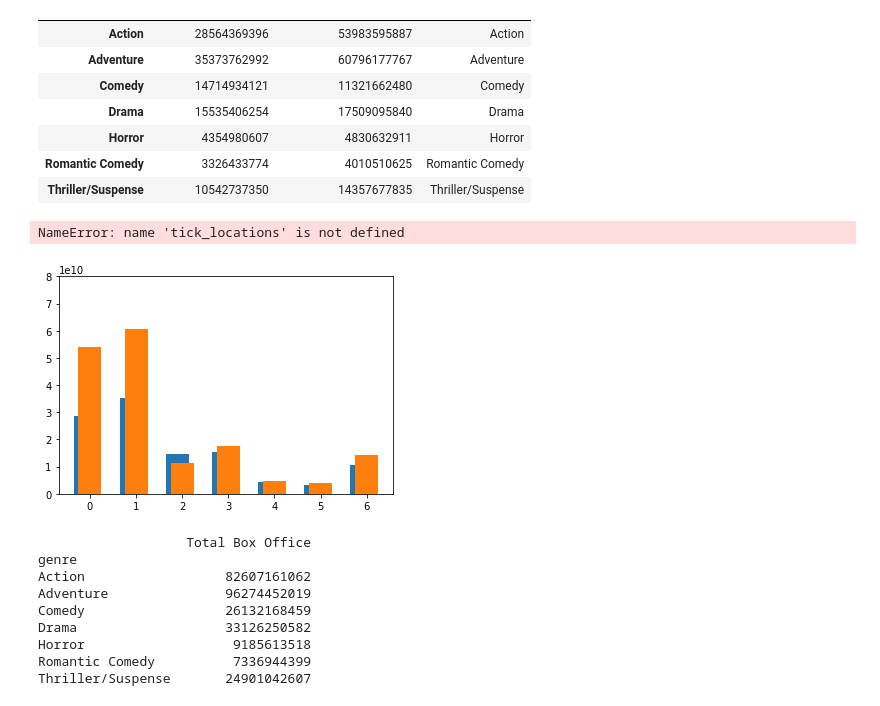
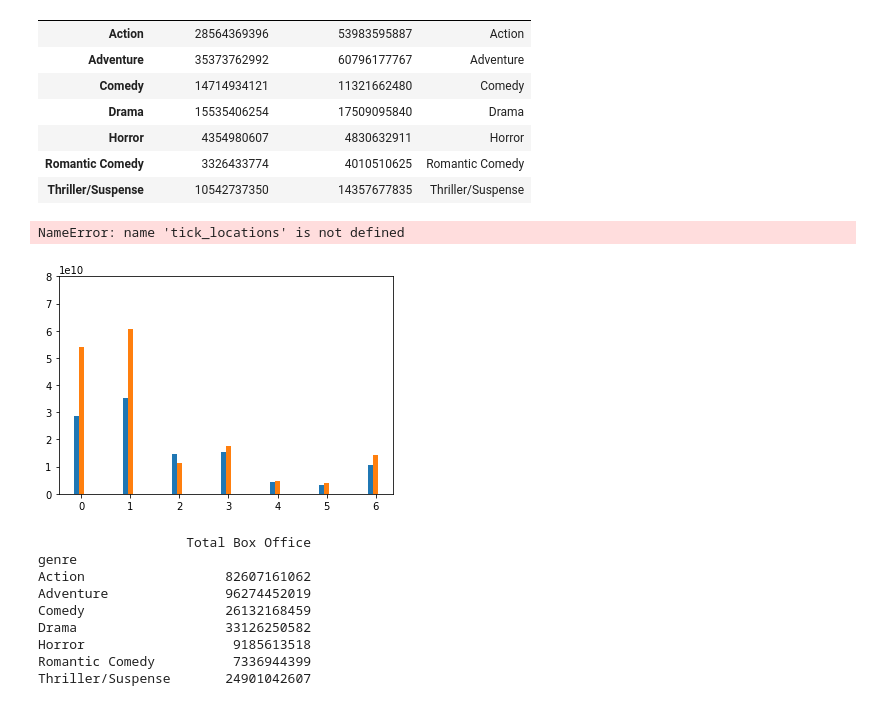
Before and after one commit to cspence001/Boxoffice_Project, a Jupyter notebook: Box Office Revenues By Genre.ipynb, the cells around one changed output. Cells and saved outputs as stored; diff of their text form; code cells hidden in the pictures.

```diff
--- a/Box Office Revenues By Genre.ipynb
+++ b/Box Office Revenues By Genre.ipynb
@@ -118,23 +118,23 @@ reduced_df
 # %%
 # Bar chart analysis comparing domestic and international box office revenues per genre
 # We can see that international box office revenues are higher for all genres except comedy
 
 names = reduced_df['genre'].values
 x = np.arange(len(reduced_df))
 w = 0.1
-plt.bar(x-w, reduced_df['domestic_box_office'].values, width=.5, label='Domestic Box Office')
-plt.bar(x, reduced_df['international_box_office'].values, width=.5, label='International Box Office')
+plt.bar(x-w, reduced_df['domestic_box_office'].values, width=w, label='Domestic Box Office')
+plt.bar(x, reduced_df['international_box_office'].values, width=w, label='International Box Office')
 plt.ylim([0,80000000000])
 plt.tight_layout
 plt.xticks(tick_locations, reduced_df["genre"], rotation="vertical")
 plt.title('Domestic and International box office revenue per genre')
 plt.ylabel('Revenue in tens of billions of U.S. dollars')
 plt.xlabel('Genres')
 plt.legend(loc='upper center', bbox_to_anchor=(0.5, -0.5), fancybox=True, ncol=5)
 plt.show()
 # %% [output]
 NameError: name 'tick_locations' is not defined
-[figure, old version]
+[figure, new version]
 # %%
 # Filtered out genres with less than 30 counts of movies for total box office revenue
 
```
Also changed, not shown: 3 other files.
